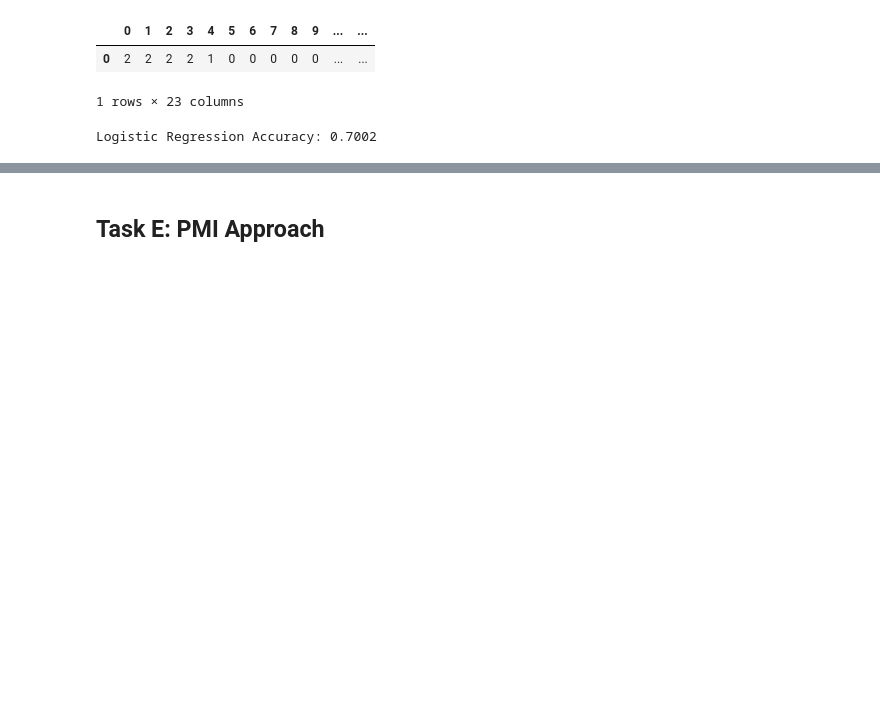
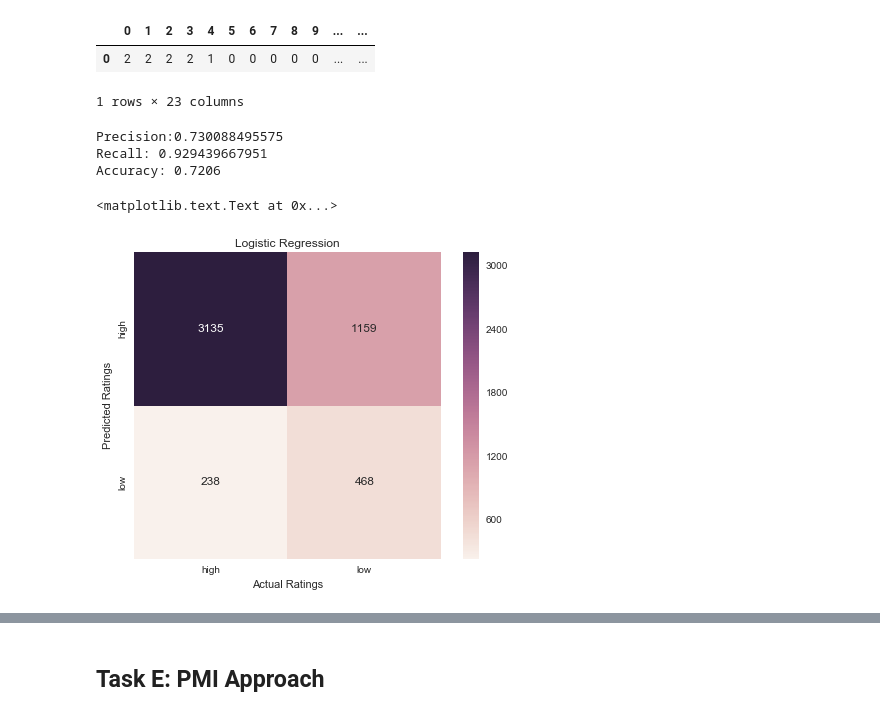
Before and after one commit to brbeckelman/MSBA-Class, a Jupyter notebook: Assignment2/Assignment2.ipynb, the cells around one changed output, grey strips where cells are left out. Drawn from its saved outputs; the diff is of its cells as text; code cells hidden in the pictures; blank space fills up the shorter version.

```diff
--- a/Assignment2/Assignment2.ipynb
+++ b/Assignment2/Assignment2.ipynb
@@ -300,9 +298,32 @@ y_test = test['rating'].reshape(-1,1)
-# %%
-logreg = linear_model.LogisticRegression()
-logreg_classifier = logreg.fit(x_train, y_train)
-logreg_predict = logreg.predict(x_test)
-logreg_testAccuracy = logreg.score(x_test, y_test)
-
-print 'Logistic Regression Accuracy:', logreg_testAccuracy
-# %% [output]
-Logistic Regression Accuracy: 0.7002
+# %%
+trainD, testD = train_test_split(ss, test_size=0.25, random_state=123)
+
+x_trainD = trainD[[21,22]]
+y_trainD = trainD['rating']
+
+x_testD = testD[[21,22]]
+y_testD = testD['rating']
+# %%
+logreg = linear_model.LogisticRegression()
+logreg_classifierD = logreg.fit(x_trainD, y_trainD)
+logreg_predictD = logreg.predict(x_testD)
+# %%
+# Model Metrics
+print 'Precision:' + str(metrics.precision_score(y_testD, logreg_predictD, average = 'binary', pos_label='high'))
+print 'Recall: ' + str(metrics.recall_score(y_testD, logreg_predictD, average = 'binary', pos_label='high'))
+print 'Accuracy: ' + str(metrics.accuracy_score(y_testD, logreg_predictD))
+# %% [output]
+Precision:0.730088495575
+Recall: 0.929439667951
+Accuracy: 0.7206
+# %%
+# Fancy boy confusion matrix
+mat = metrics.confusion_matrix(y_testD, logreg_predictD)
+sns.heatmap(mat.T, square=True, annot=True, fmt='d', cbar=True,
+            xticklabels=unique(y_testD), yticklabels=unique(logreg_predictD))
+plt.xlabel('Actual Ratings')
+plt.ylabel('Predicted Ratings')
+plt.title('Logistic Regression')
+# %% [output]
+<matplotlib.text.Text at 0x...>
+[figure, added]
```
Also changed, not shown: parts of 4 cells of this notebook.
